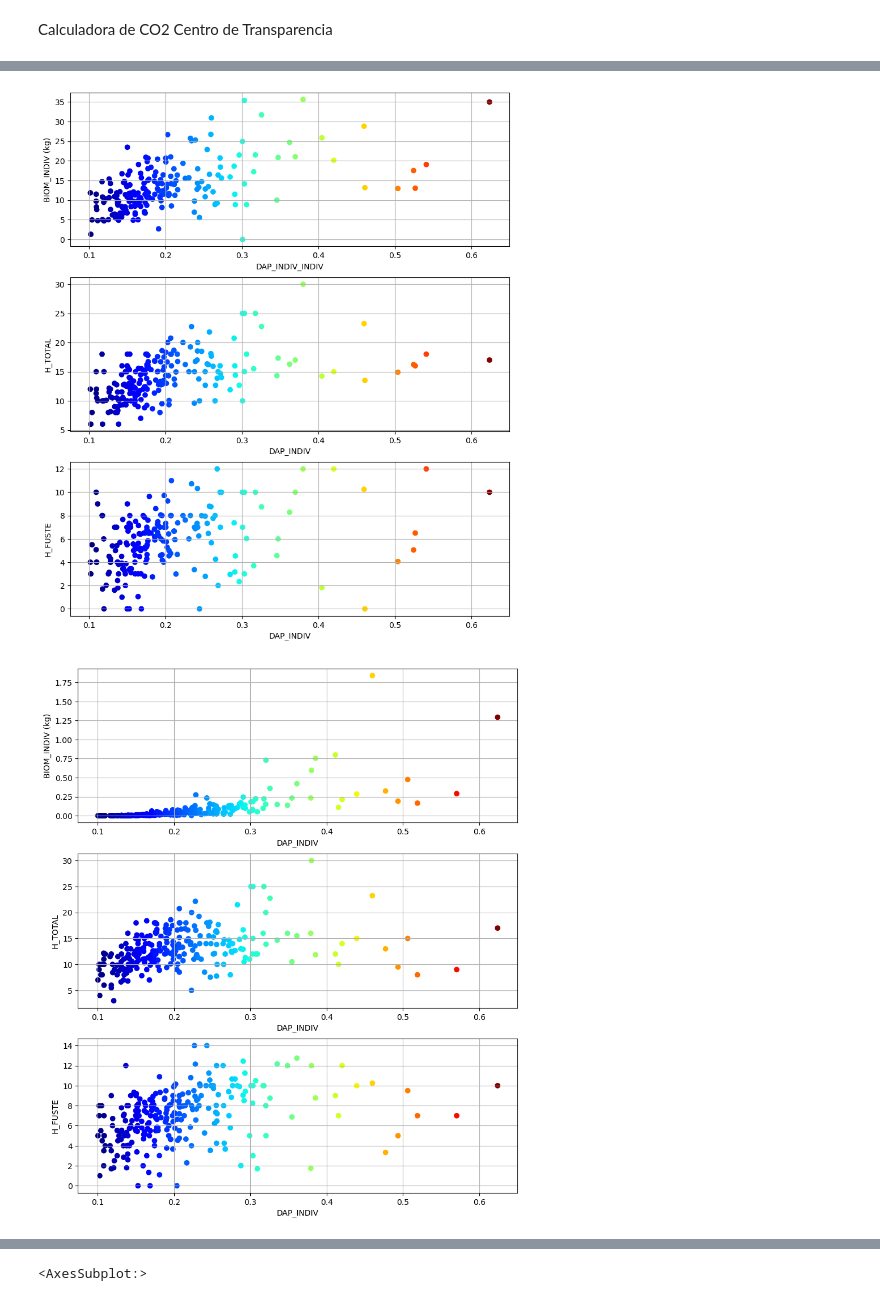
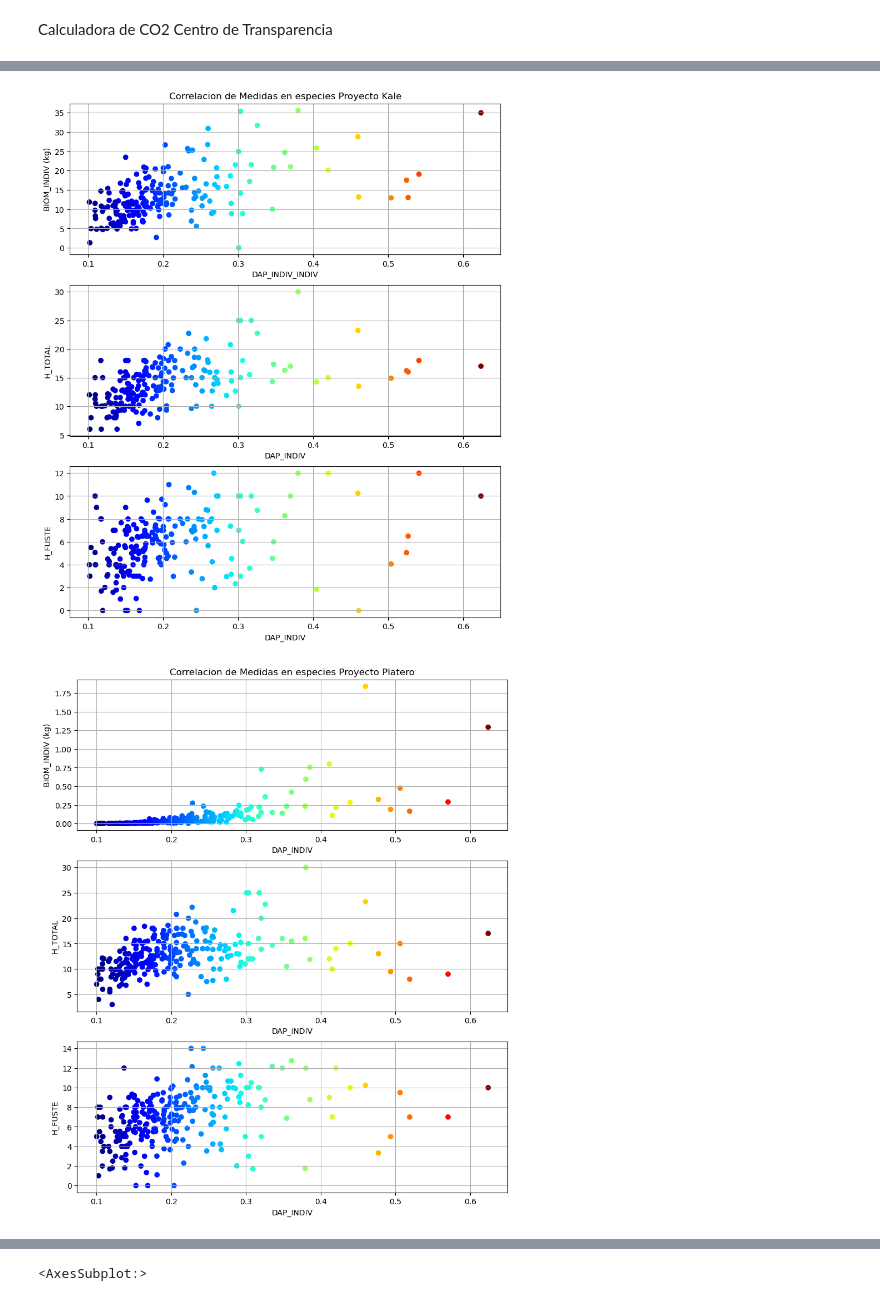
Before and after one commit to CentroDeTransparencia/CalculadoraCarbono, a Jupyter notebook: CO2 Calculadora.ipynb, the cells around one changed output, grey strips where cells are left out. Drawn from its saved outputs; the diff is of its cells as text; code cells hidden in the pictures.

```diff
--- a/CO2 Calculadora.ipynb
+++ b/CO2 Calculadora.ipynb
@@ -72,29 +85,30 @@ dv.describe()
 # %%
 # Figure 1: DAP_INDIV_INDIV_INDIV vs Calculos de Biomasa
 
 fig1,ax = plt.subplots(3,1,figsize=(10,12))
 im = ax[0].scatter(dv.DAP_INDIV,dv.BIOM_INDIV,c=dv.DAP_INDIV,cmap='jet')
 ax[0].set_xlabel('DAP_INDIV_INDIV')
 ax[0].set_ylabel('BIOM_INDIV (kg)')
 ax[0].grid(True)
+ax[0].set_title('Correlacion de Medidas en especies Proyecto Kale')
 #cbar0 = plt.colorbar(im)
 #cbar0.set_label('Especie')
 
 im1 = ax[1].scatter(dv.DAP_INDIV,dv.H_TOTAL	,c=dv.DAP_INDIV,cmap='jet')
 ax[1].set_xlabel('DAP_INDIV')
 ax[1].set_ylabel('H_TOTAL')
 ax[1].grid(True)
 #cbar2 = plt.colorbar(im1)
 #cbar2.set_label('Especie')
 
 im2 = ax[2].scatter(dv.DAP_INDIV,dv.H_FUSTE ,c=dv.DAP_INDIV,cmap='jet')
 ax[2].set_xlabel('DAP_INDIV')
 ax[2].set_ylabel('H_FUSTE')
 ax[2].grid(True)
 #cbar1 = plt.colorbar(im2)
 #cbar1.set_label('Especie')
 # %% [output]
-[figure, old version]
+[figure, new version]
 # %%
 # Figure 2: DAP_INDIV_INDIV vs Calculos de Biomasa
 
@@ -103,6 +117,7 @@ im = ax[0].scatter(dv2.DAP_INDIV,dv2.BIOM_INDIV,c=dv2.DAP_INDIV,cmap='jet')
 ax[0].set_xlabel('DAP_INDIV')
 ax[0].set_ylabel('BIOM_INDIV (kg)')
 ax[0].grid(True)
+ax[0].set_title('Correlacion de Medidas en especies Proyecto Platero')
 #cbar0 = plt.colorbar(im)
 #cbar0.set_label('Especie')
 
@@ -120,4 +135,4 @@ ax[2].grid(True)
 #cbar1 = plt.colorbar(im2)
 #cbar1.set_label('Especie')
 # %% [output]
-[figure, old version]
+[figure, new version]
```
Also changed, not shown: parts of 32 cells of this notebook.
